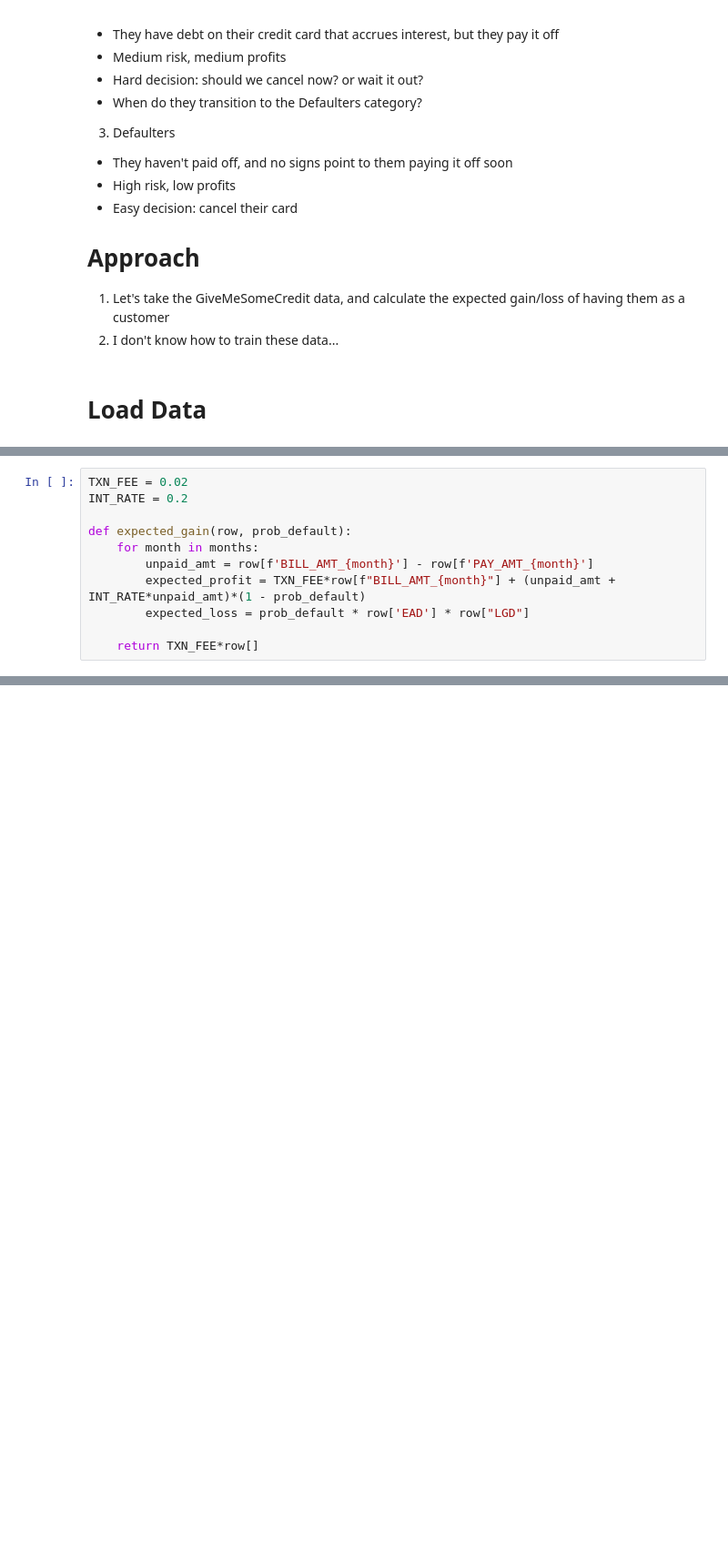
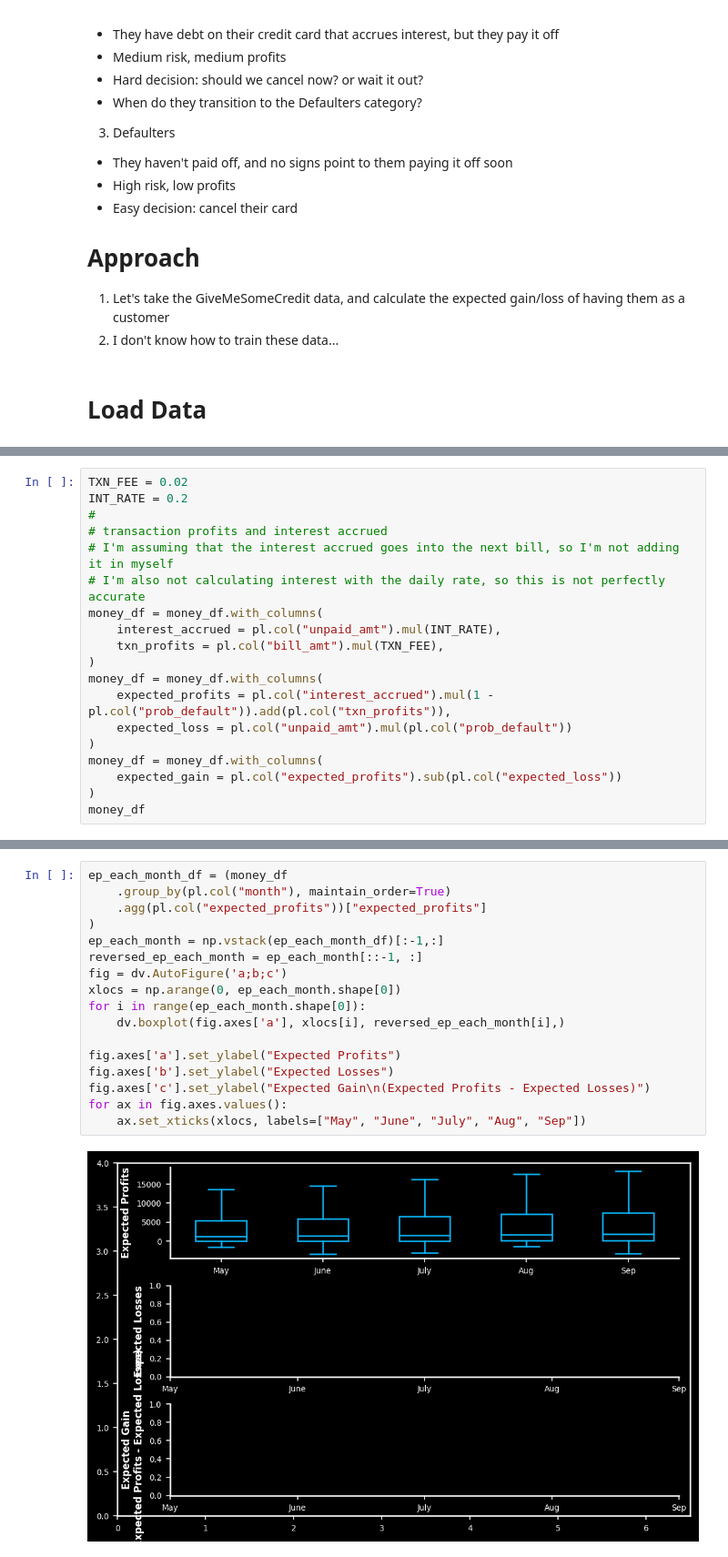
Before and after one commit to SethSullivan/learning, a Jupyter notebook: finance/sdt_cancel_credit.ipynb, the cells around one changed output, grey strips where cells are left out. Shown at 91% size. Drawn from its saved outputs; the diff is of its cells as text; blank space fills up the shorter version.

```diff
--- a/finance/sdt_cancel_credit.ipynb
+++ b/finance/sdt_cancel_credit.ipynb
@@ -141,11 +294,19 @@ $ EG = EP - EL $
 # %%
 TXN_FEE = 0.02
 INT_RATE = 0.2
-
-def expected_gain(row, prob_default):
-    for month in months:
-        unpaid_amt = row[f'BILL_AMT_{month}'] - row[f'PAY_AMT_{month}']
-        expected_profit = TXN_FEE*row[f"BILL_AMT_{month}"] + (unpaid_amt + INT_RATE*unpaid_amt)*(1 - prob_default)
-        expected_loss = prob_default * row['EAD'] * row["LGD"]
-
-    return TXN_FEE*row[]
+#
+# transaction profits and interest accrued
+# I'm assuming that the interest accrued goes into the next bill, so I'm not adding it in myself
+# I'm also not calculating interest with the daily rate, so this is not perfectly accurate
+money_df = money_df.with_columns(
+    interest_accrued = pl.col("unpaid_amt").mul(INT_RATE),
+    txn_profits = pl.col("bill_amt").mul(TXN_FEE),
+)
+money_df = money_df.with_columns(
+    expected_profits = pl.col("interest_accrued").mul(1 - pl.col("prob_default")).add(pl.col("txn_profits")),
+    expected_loss = pl.col("unpaid_amt").mul(pl.col("prob_default"))
+)
+money_df = money_df.with_columns(
+    expected_gain = pl.col("expected_profits").sub(pl.col("expected_loss"))
+)
+money_df
@@ -155,0 +359,19 @@ SyntaxError: invalid syntax (459021012.py, line 1)
+# %%
+ep_each_month_df = (money_df
+    .group_by(pl.col("month"), maintain_order=True)
+    .agg(pl.col("expected_profits"))["expected_profits"]
+)
+ep_each_month = np.vstack(ep_each_month_df)[:-1,:]
+reversed_ep_each_month = ep_each_month[::-1, :]
+fig = dv.AutoFigure('a;b;c')
+xlocs = np.arange(0, ep_each_month.shape[0])
+for i in range(ep_each_month.shape[0]):
+    dv.boxplot(fig.axes['a'], xlocs[i], reversed_ep_each_month[i],)
+
+fig.axes['a'].set_ylabel("Expected Profits")
+fig.axes['b'].set_ylabel("Expected Losses")
+fig.axes['c'].set_ylabel("Expected Gain\n(Expected Profits - Expected Losses)")
+for ax in fig.axes.values():
+    ax.set_xticks(xlocs, labels=["May", "June", "July", "Aug", "Sep"])
+# %% [output]
+[figure, added]
```
Also changed, not shown: parts of 26 cells of this notebook.
